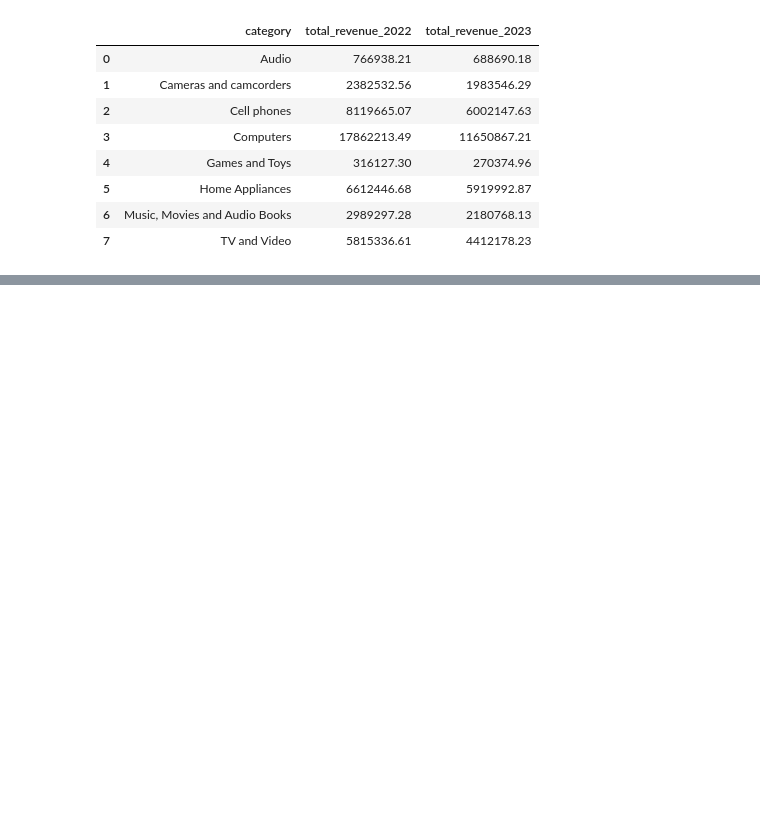
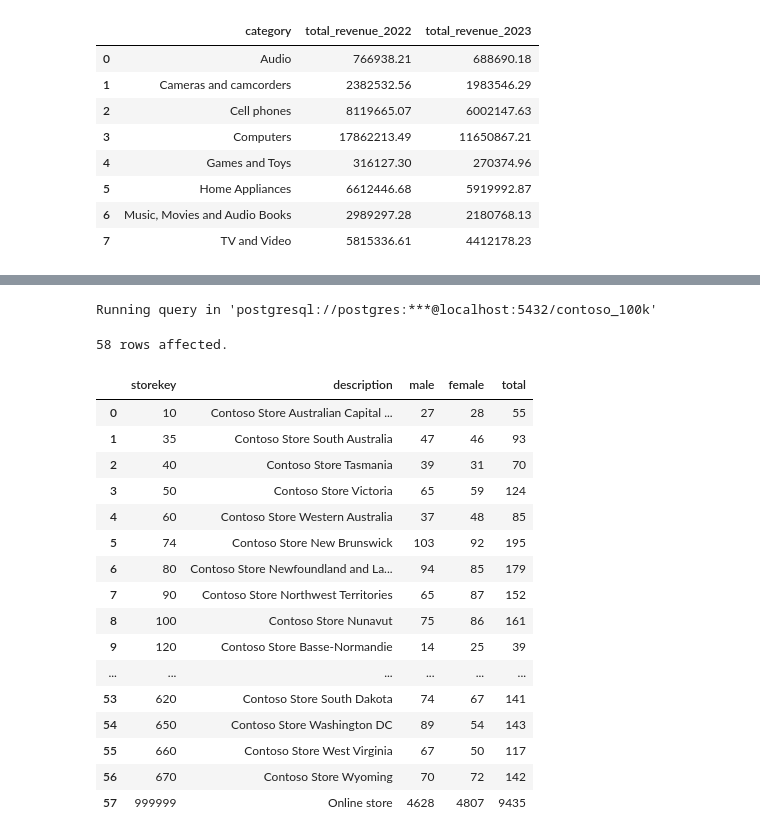
Before and after one commit to Bartek0829/SQL-learning, a Jupyter notebook: Resources/Blank_SQL_Notebook.ipynb, the cells around one changed output, grey strips where cells are left out. Saved outputs shown, nothing was run; the diff lists cells and outputs as text; code cells hidden in the pictures; blank space fills up the shorter version.

```diff
--- a/Resources/Blank_SQL_Notebook.ipynb
+++ b/Resources/Blank_SQL_Notebook.ipynb
@@ -401,0 +434,38 @@ Running query in 'postgresql://postgres:***@localhost:5432/contoso_100k'
+# %%
+%%sql
+SELECT
+  st.storekey,
+  st.description,
+  COUNT(DISTINCT CASE WHEN c.gender = 'male' THEN s.orderkey END) AS male,
+  COUNT(DISTINCT CASE WHEN c.gender = 'female' THEN s.orderkey END) AS female,
+  COUNT(DISTINCT s.orderkey) AS total
+FROM
+  sales s
+LEFT JOIN customer c ON s.customerkey = c.customerkey
+LEFT JOIN store st ON s.storekey = st.storekey
+WHERE
+  s.orderdate BETWEEN '01-01-2023' AND '12-31-2023'
+GROUP BY
+  st.storekey
+ORDER BY
+  st.storekey
+# %% [output]
+Running query in 'postgresql://postgres:***@localhost:5432/contoso_100k'
+58 rows affected.
+|  | storekey | description | male | female | total |
+| 0 | 10 | Contoso Store Australian Capital ... | 27 | 28 | 55 |
+| 1 | 35 | Contoso Store South Australia | 47 | 46 | 93 |
+| 2 | 40 | Contoso Store Tasmania | 39 | 31 | 70 |
+| 3 | 50 | Contoso Store Victoria | 65 | 59 | 124 |
+| 4 | 60 | Contoso Store Western Australia | 37 | 48 | 85 |
+| 5 | 74 | Contoso Store New Brunswick | 103 | 92 | 195 |
+| 6 | 80 | Contoso Store Newfoundland and La... | 94 | 85 | 179 |
+| 7 | 90 | Contoso Store Northwest Territories | 65 | 87 | 152 |
+| 8 | 100 | Contoso Store Nunavut | 75 | 86 | 161 |
+| 9 | 120 | Contoso Store Basse-Normandie | 14 | 25 | 39 |
+| ... | ... | ... | ... | ... | ... |
+| 53 | 620 | Contoso Store South Dakota | 74 | 67 | 141 |
+| 54 | 650 | Contoso Store Washington DC | 89 | 54 | 143 |
+| 55 | 660 | Contoso Store West Virginia | 67 | 50 | 117 |
+| 56 | 670 | Contoso Store Wyoming | 70 | 72 | 142 |
+| 57 | 999999 | Online store | 4628 | 4807 | 9435 |
```
Also changed, not shown: parts of 13 cells of this notebook.
